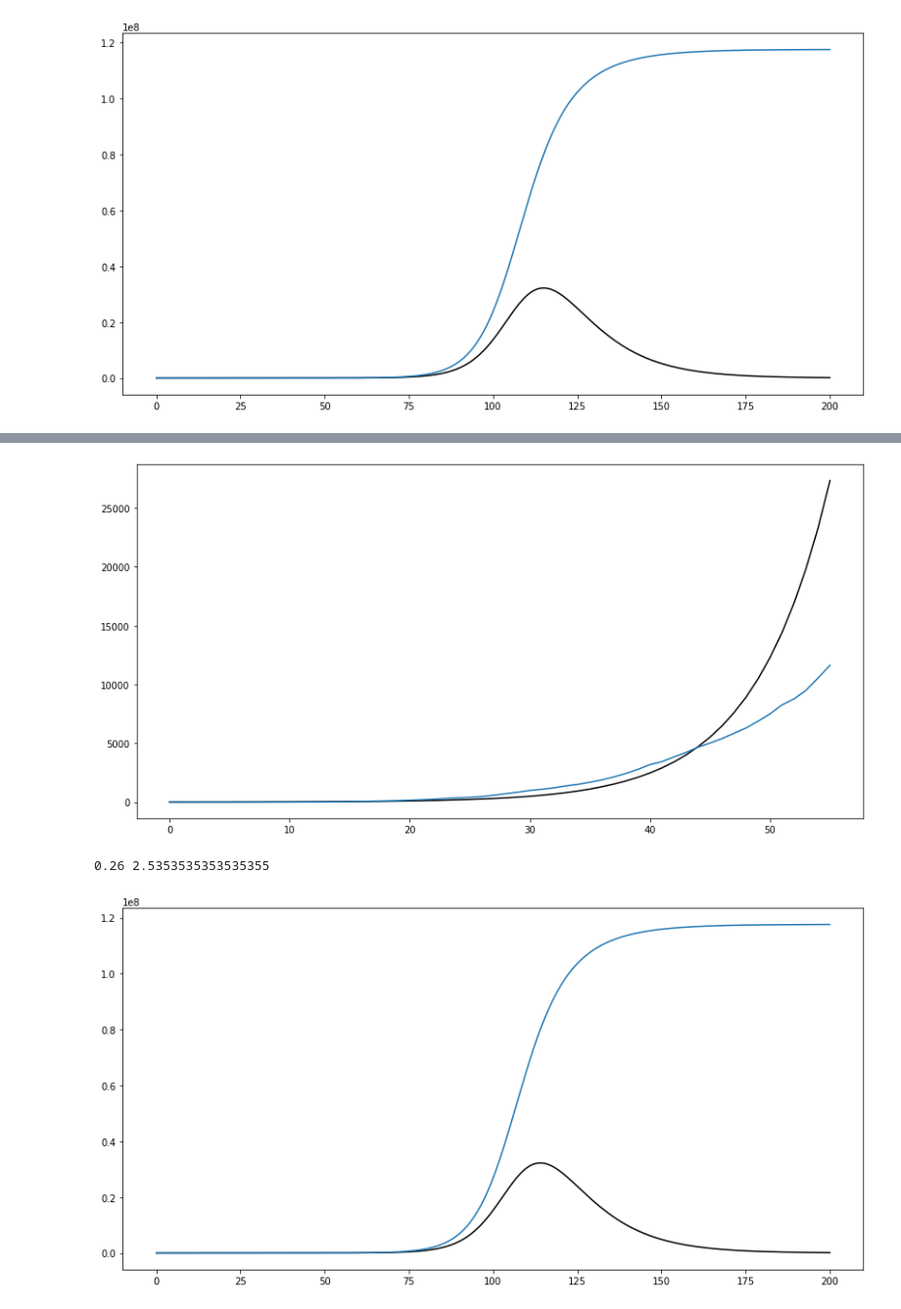
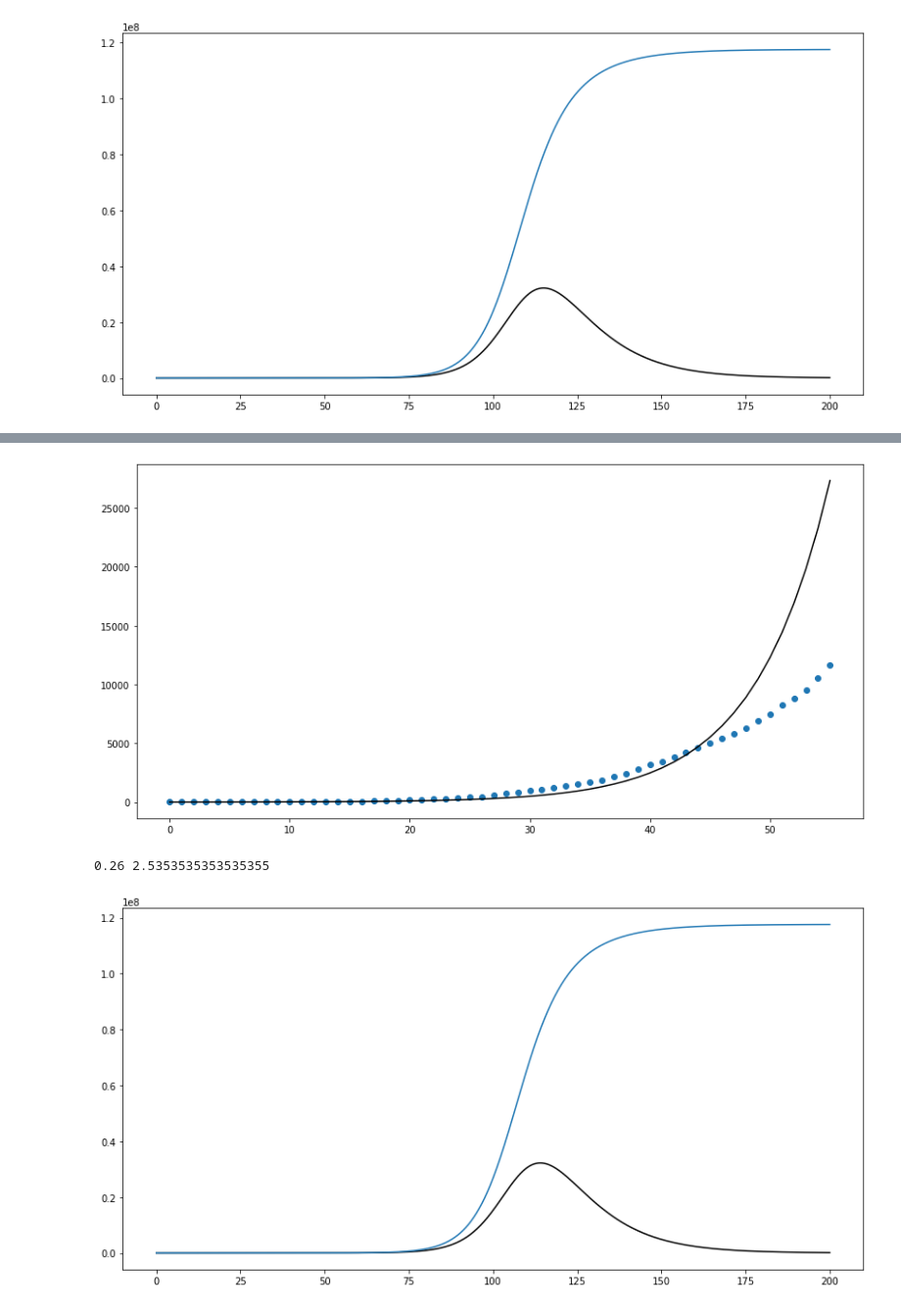
Before and after one commit to aldodec/Covid19-Mex, a Jupyter notebook: SIR.ipynb, the cells around one changed output, grey strips where cells are left out. Shown at 98% size. Cells and saved outputs as stored; diff of their text form; code cells hidden in the pictures.

```diff
--- a/SIR.ipynb
+++ b/SIR.ipynb
@@ -121,34 +121,34 @@ I0_list = []
 for beta in np.linspace(0.05,0.26,100):
   for I0 in np.linspace(1,3,100):
     solution = scipy.integrate.odeint(SIR_model,y0=[S0,I0,R0],t=t,args=(beta,gamma,N0))
     solution = np.array(solution)
     y_pred = solution[:,2]+solution[:,1]
     loss = np.sum((np.log(y_pred) - np.log(positives))**2)
     loss_list.append(loss)
     beta_list.append(beta)
     I0_list.append(I0)
 
 Loss_df = pd.DataFrame({'loss':loss_list,'beta': beta_list,'I0':I0_list})
 beta = Loss_df[Loss_df['loss'] == min(loss_list)]['beta'].values[0]
 I0 = Loss_df[Loss_df['loss'] == min(loss_list)]['I0'].values[0]
 t = np.linspace(0,len(positives)-1,len(positives))
 solution = scipy.integrate.odeint(SIR_model,y0=[S0,I0,R0],t=t,args=(beta,gamma,N0))
 solution = np.array(solution)
 plt.figure(figsize=(14,7))
 #plt.plot(t,solution[:,1],color= 'black')
 plt.plot(t,solution[:,2]+solution[:,1],color = 'black')
-plt.plot(days,positives)
+plt.scatter(days,positives)
 plt.show()
 print(beta,I0)
 
 T = np.linspace(0,200,1000)
 solution = scipy.integrate.odeint(SIR_model,y0=[S0,I0,R0],t=T,args=(beta,gamma,N0))
 solution = np.array(solution)
 plt.figure(figsize=(14,7))
 plt.plot(T,solution[:,1],color= 'black')
 plt.plot(T,solution[:,2]+solution[:,1])
 plt.show()
 # %% [output]
-[figure, old version]
+[figure, new version]
 0.26 2.5353535353535355
 [figure]
```
Also changed, not shown: parts of 7 cells of this notebook.
